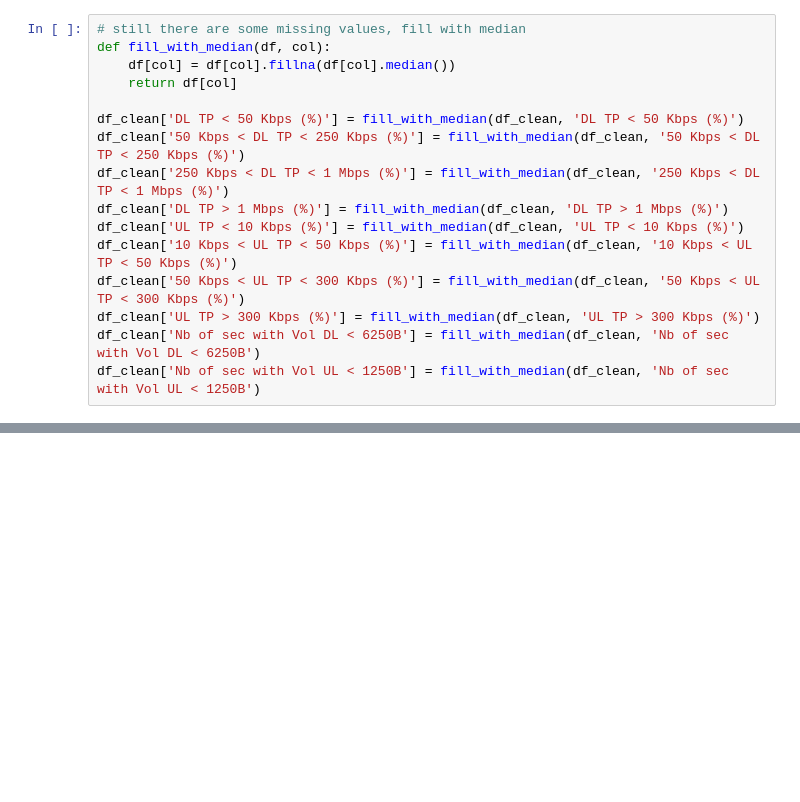
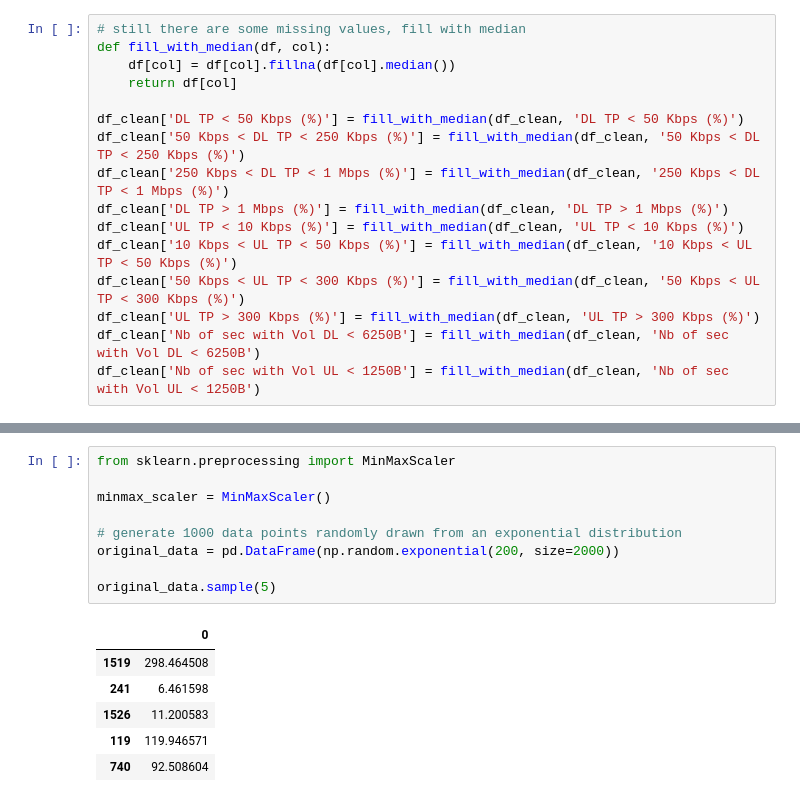
Before and after one commit to yonamg/Telecom-Data-Analysis, a Jupyter notebook: notebook/data_exploration_processes.ipynb, the cells around one changed output, grey strips where cells are left out. Drawn from its saved outputs; the diff is of its cells as text; blank space fills up the shorter version.

Commit message:
import sklearn library

```diff
--- a/notebook/data_exploration_processes.ipynb
+++ b/notebook/data_exploration_processes.ipynb
@@ -285,0 +334,16 @@ df_clean['Nb of sec with Vol UL < 1250B'] = fill_with_median(df_clean, 'Nb of se
+# %%
+from sklearn.preprocessing import MinMaxScaler
+
+minmax_scaler = MinMaxScaler()
+
+# generate 1000 data points randomly drawn from an exponential distribution
+original_data = pd.DataFrame(np.random.exponential(200, size=2000))
+
+original_data.sample(5)
+# %% [output]
+|  | 0 |
+| 1519 | 298.464508 |
+| 241 | 6.461598 |
+| 1526 | 11.200583 |
+| 119 | 119.946571 |
+| 740 | 92.508604 |
```
Also changed, not shown: parts of 6 cells of this notebook.
